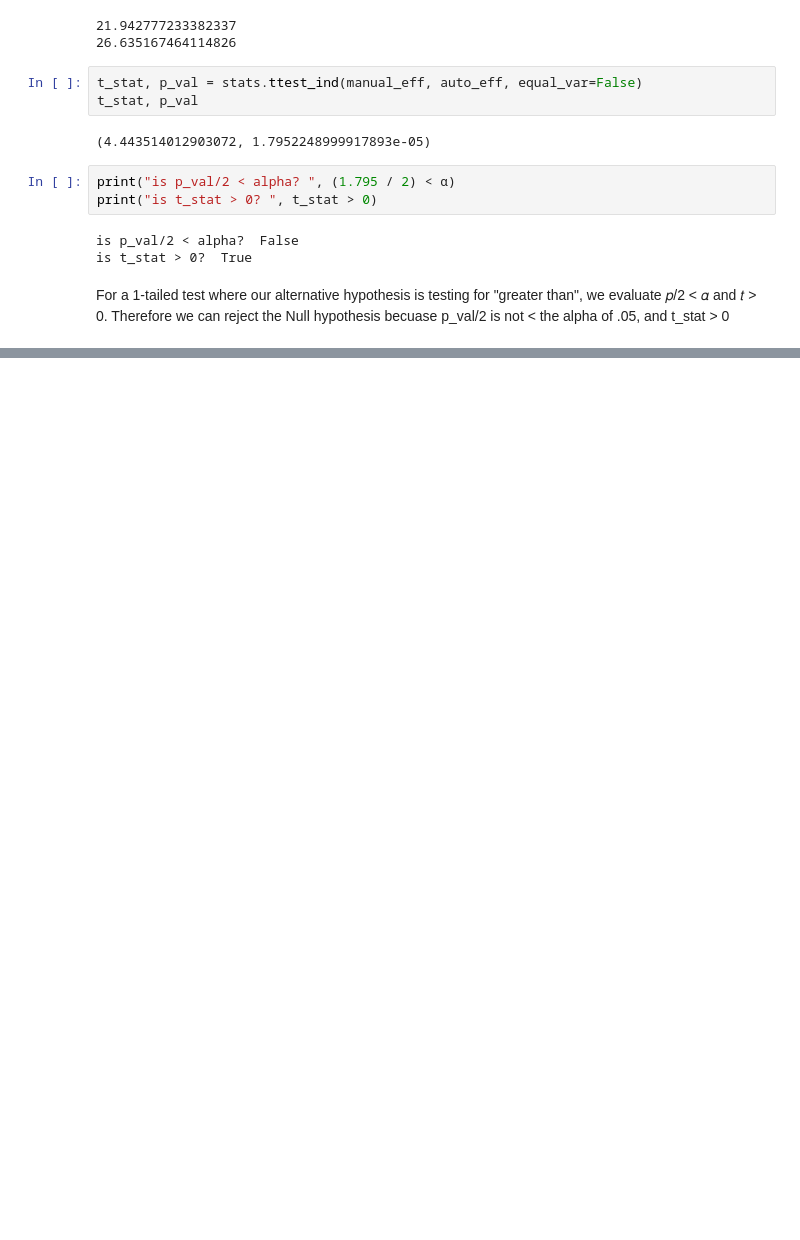
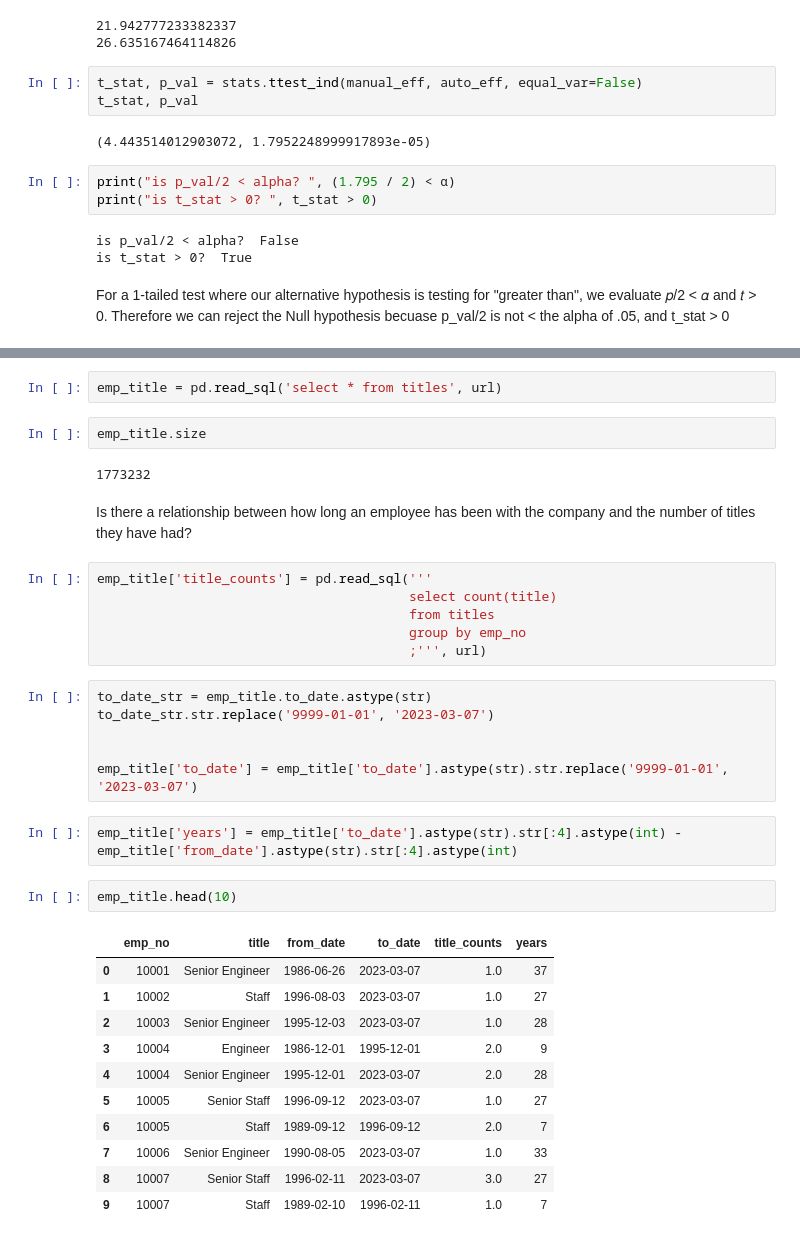
Before and after one commit to skylerschnee/statistics-exercises, a Jupyter notebook: hypothesis_testing.ipynb, the cells around one changed output, grey strips where cells are left out. Saved outputs shown, nothing was run; the diff lists cells and outputs as text; blank space fills up the shorter version.

```diff
--- a/hypothesis_testing.ipynb
+++ b/hypothesis_testing.ipynb
@@ -205,0 +372,36 @@ For a 1-tailed test where our alternative hypothesis is testing for "greater tha
+# %%
+emp_title = pd.read_sql('select * from titles', url)
+# %%
+emp_title.size
+# %% [output]
+1773232
+# %% [markdown]
+Is there a relationship between how long an employee has been with the company and the number of titles they have had?
+# %%
+emp_title['title_counts'] = pd.read_sql('''
+                                        select count(title)
+                                        from titles
+                                        group by emp_no
+                                        ;''', url)
+# %%
+to_date_str = emp_title.to_date.astype(str)
+to_date_str.str.replace('9999-01-01', '2023-03-07')
+
+
+emp_title['to_date'] = emp_title['to_date'].astype(str).str.replace('9999-01-01', '2023-03-07')
+# %%
+emp_title['years'] = emp_title['to_date'].astype(str).str[:4].astype(int) - emp_title['from_date'].astype(str).str[:4].astype(int)
+# %%
+emp_title.head(10)
+# %% [output]
+|  | emp_no | title | from_date | to_date | title_counts | years |
+| 0 | 10001 | Senior Engineer | 1986-06-26 | 2023-03-07 | 1.0 | 37 |
+| 1 | 10002 | Staff | 1996-08-03 | 2023-03-07 | 1.0 | 27 |
+| 2 | 10003 | Senior Engineer | 1995-12-03 | 2023-03-07 | 1.0 | 28 |
+| 3 | 10004 | Engineer | 1986-12-01 | 1995-12-01 | 2.0 | 9 |
+| 4 | 10004 | Senior Engineer | 1995-12-01 | 2023-03-07 | 2.0 | 28 |
+| 5 | 10005 | Senior Staff | 1996-09-12 | 2023-03-07 | 1.0 | 27 |
+| 6 | 10005 | Staff | 1989-09-12 | 1996-09-12 | 2.0 | 7 |
+| 7 | 10006 | Senior Engineer | 1990-08-05 | 2023-03-07 | 1.0 | 33 |
+| 8 | 10007 | Senior Staff | 1996-02-11 | 2023-03-07 | 3.0 | 27 |
+| 9 | 10007 | Staff | 1989-02-10 | 1996-02-11 | 1.0 | 7 |
```
Also changed, not shown: parts of 56 cells of this notebook, 4 other files.
